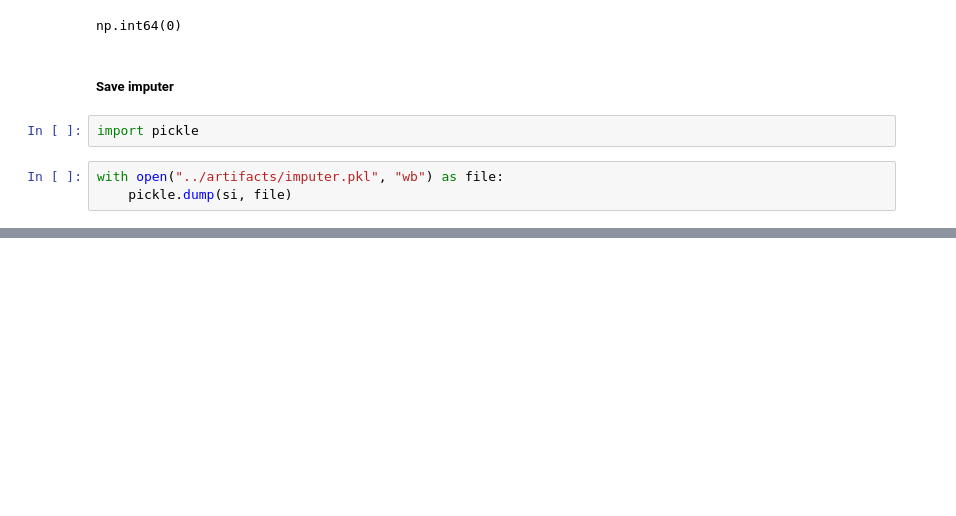
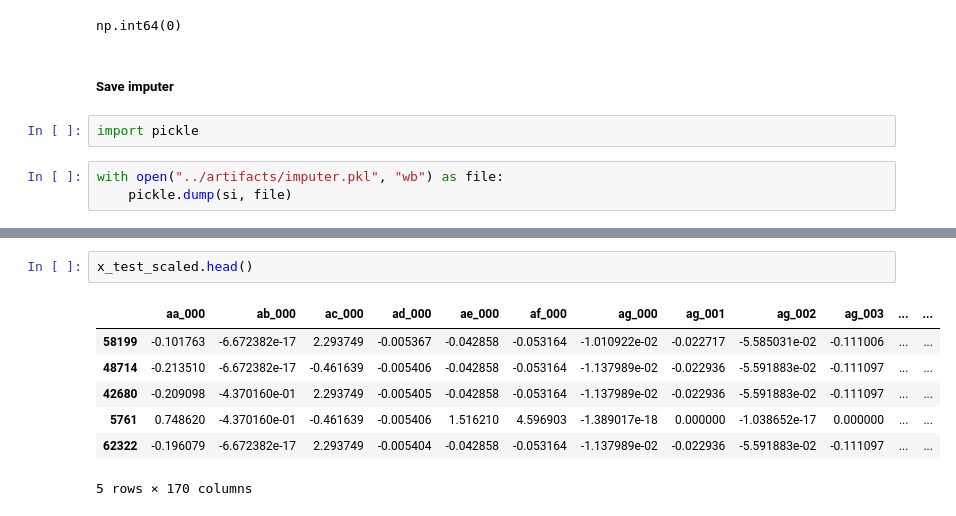
Before and after one commit to Rupesh-Mane/air-pressure-system-failure-prediction, a Jupyter notebook: notebooks/03_data_preprocessing.ipynb, the cells around one changed output, grey strips where cells are left out. Drawn from its saved outputs; the diff is of its cells as text; blank space fills up the shorter version.

```diff
--- a/notebooks/03_data_preprocessing.ipynb
+++ b/notebooks/03_data_preprocessing.ipynb
@@ -236,0 +261,10 @@ with open("../artifacts/imputer.pkl", "wb") as file:
+# %%
+x_test_scaled.head()
+# %% [output]
+|  | aa_000 | ab_000 | ac_000 | ad_000 | ae_000 | af_000 | ag_000 | ag_001 | ag_002 | ag_003 | ... | ... |
+| 58199 | -0.101763 | -6.672382e-17 | 2.293749 | -0.005367 | -0.042858 | -0.053164 | -1.010922e-02 | -0.022717 | -5.585031e-02 | -0.111006 | ... | ... |
+| 48714 | -0.213510 | -6.672382e-17 | -0.461639 | -0.005406 | -0.042858 | -0.053164 | -1.137989e-02 | -0.022936 | -5.591883e-02 | -0.111097 | ... | ... |
+| 42680 | -0.209098 | -4.370160e-01 | 2.293749 | -0.005405 | -0.042858 | -0.053164 | -1.137989e-02 | -0.022936 | -5.591883e-02 | -0.111097 | ... | ... |
+| 5761 | 0.748620 | -4.370160e-01 | -0.461639 | -0.005406 | 1.516210 | 4.596903 | -1.389017e-18 | 0.000000 | -1.038652e-17 | 0.000000 | ... | ... |
+| 62322 | -0.196079 | -6.672382e-17 | 2.293749 | -0.005404 | -0.042858 | -0.053164 | -1.137989e-02 | -0.022936 | -5.591883e-02 | -0.111097 | ... | ... |
+5 rows × 170 columns
```
Also changed, not shown: parts of 8 cells of this notebook.
